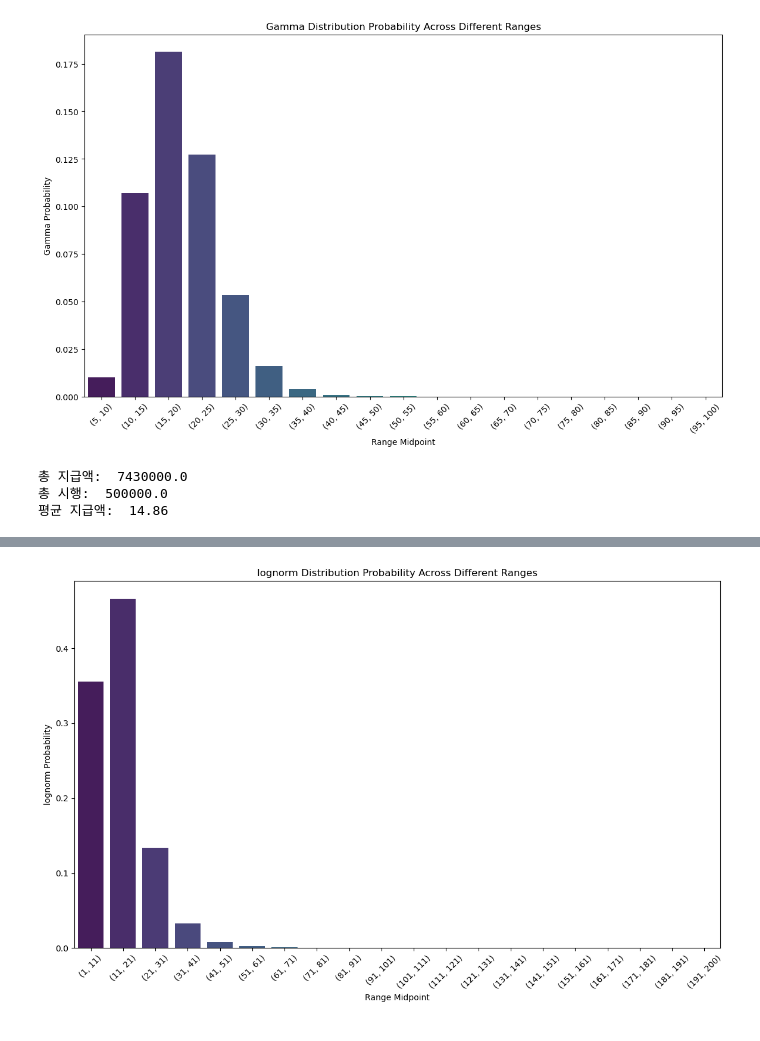
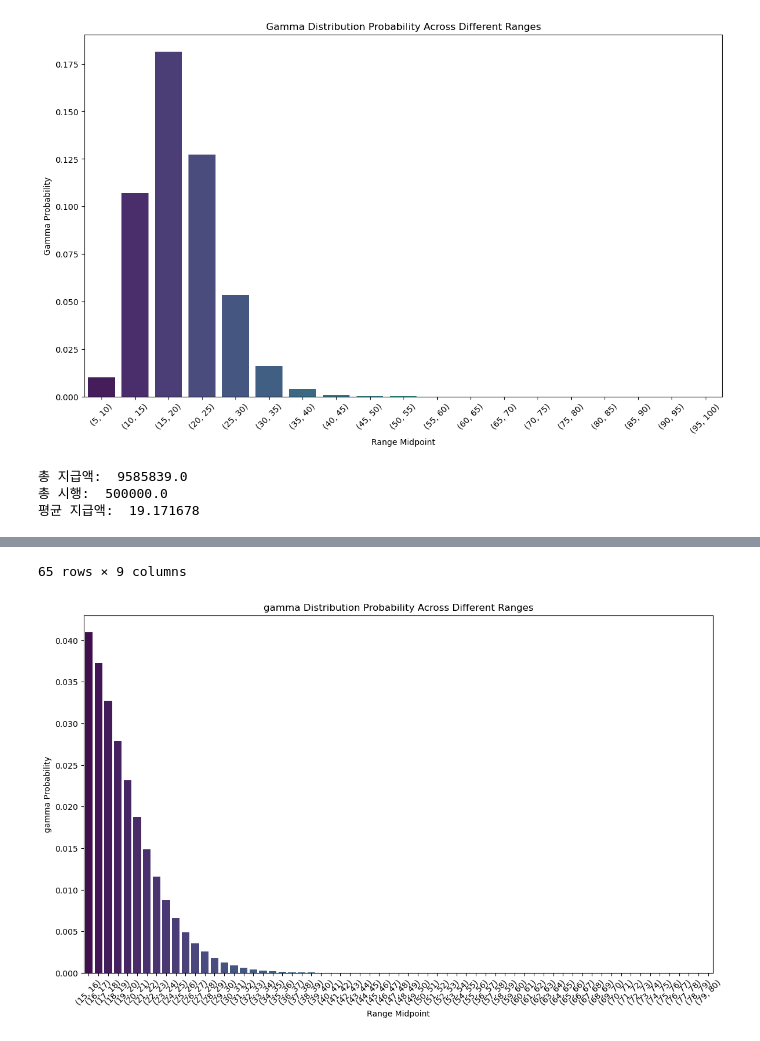
Before and after one commit to skadudd/bayes-ABtest, a Jupyter notebook: game_design.ipynb, the cells around one changed output, grey strips where cells are left out. Cells and saved outputs as stored; diff of their text form; code cells hidden in the pictures.

```diff
--- a/game_design.ipynb
+++ b/game_design.ipynb
@@ -868,10 +868,10 @@ def get_sim(profit_range,exp_probability,gamma_probability,lognorm_probability,n
 
 # 인스턴스 생성 및 시뮬레이션 실행하긔
 # 매개변수 정의
-gotcha_game = Gotcha(start=1, end=200, interval_range=10,
+gotcha_game = Gotcha(start=15, end=80, interval_range=1,
                      input_mean_value=15, #exp & all
                      num_simulations=500000,
-                     alpha=12,#gamma
+                     alpha=10,#gamma
                      sigma=0.5 #log-norm
                      )
 
@@ -882,14 +882,14 @@ lognorm_probability = gotcha_game.get_lognorm_distribution_probability()
 num_of_trials_needs = gotcha_game.get_num_trials()
 
 #'exp', 'gamma','lognorm'
-sim_dist = 'lognorm'
+sim_dist = 'gamma'
 win_counts,win_rates = gotcha_game.get_simulated_result(sim_dist)
 
 df = get_sim(profit_range,exp_probability,gamma_probability,lognorm_probability,num_of_trials_needs,win_counts,win_rates,sim_dist)
 
 df
 # %% [output]
-총 지급액:  7430000.0
+총 지급액:  9585839.0
 총 시행:  500000.0
-평균 지급액:  14.86
+평균 지급액:  19.171678
 |  | range | exp | gamma | lognorm | trials_need | sim_win_counts | sim_win_rates | sim_profit | range_mid |
@@ -912 +907,2 @@ df
+65 rows × 9 columns
-[figure, old version]
+[figure, new version]
```
Also changed, not shown: parts of 2 cells of this notebook.
